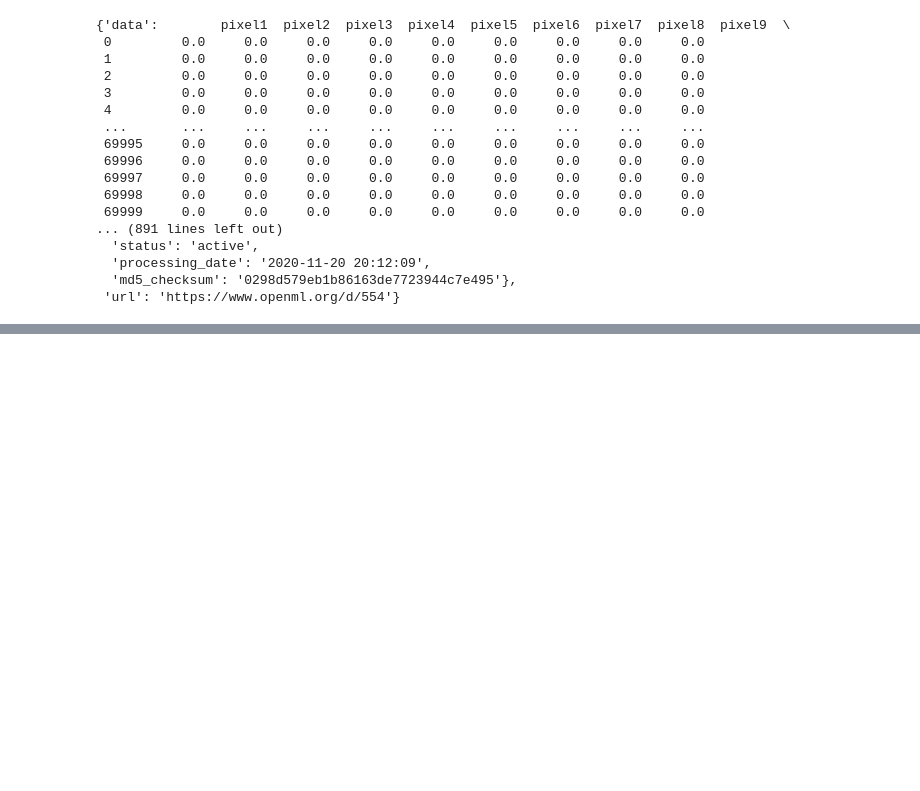
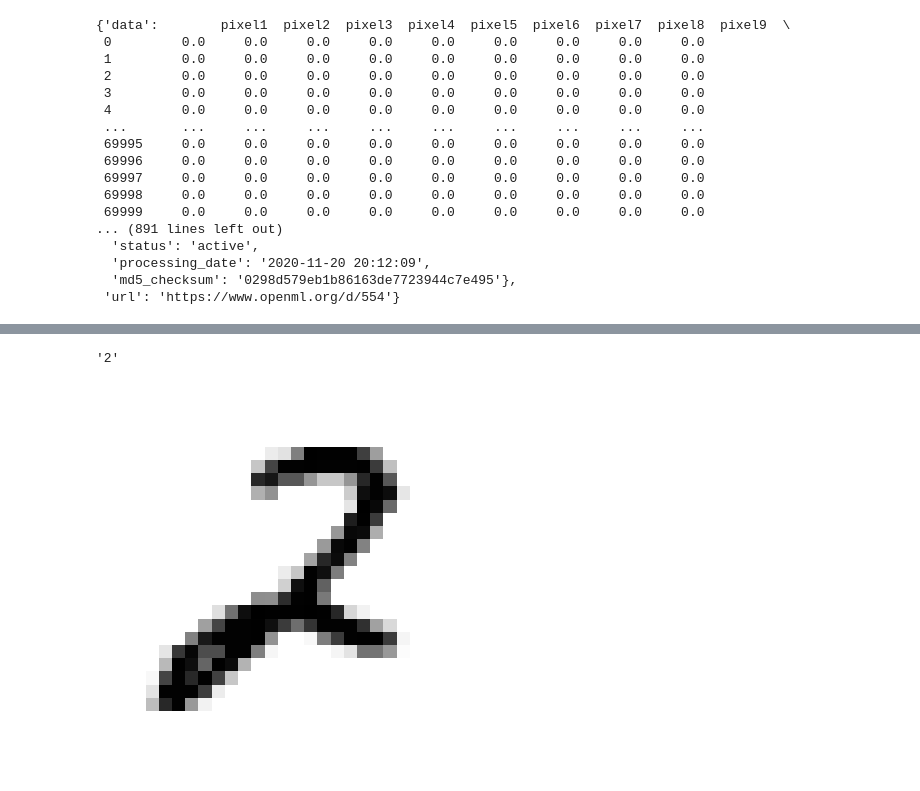
Before and after one commit to bharat1611/OCR_Handwritten_Digit_Recog, a Jupyter notebook: Ocr_Handwritten_Digit_Recog.ipynb, the cells around one changed output, grey strips where cells are left out. Saved outputs shown, nothing was run; the diff lists cells and outputs as text; code cells hidden in the pictures; blank space fills up the shorter version.

```diff
--- a/Ocr_Handwritten_Digit_Recog.ipynb
+++ b/Ocr_Handwritten_Digit_Recog.ipynb
@@ -69,0 +75,7 @@ Categories (10, object): ['0', '1', '2', '3', ..., '6', '7', '8', '9']
+# %%
+plt.imshow(some_digit_image, cmap = matplotlib.cm.binary, interpolation = "nearest")
+plt.axis('off')
+y[row]
+# %% [output]
+'2'
+[figure, added]
```
Also changed, not shown: parts of 6 cells of this notebook.
